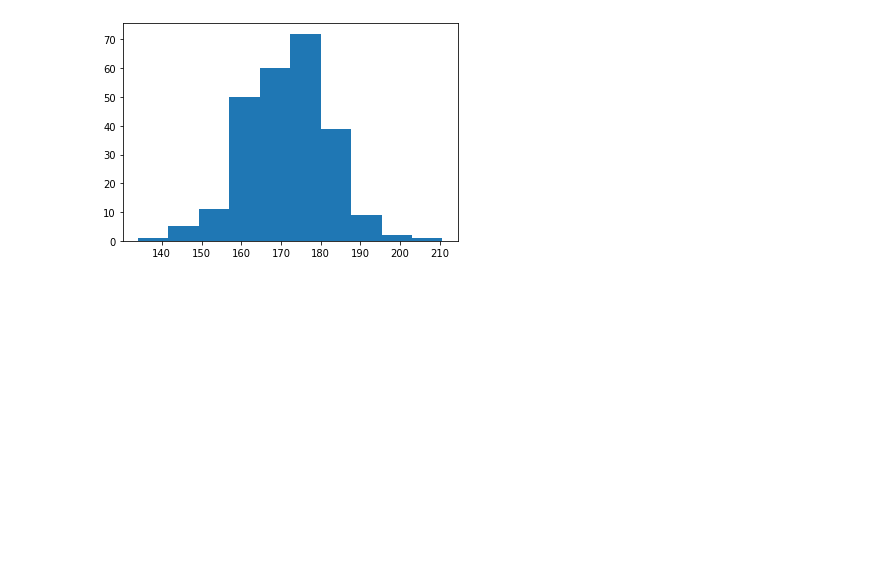
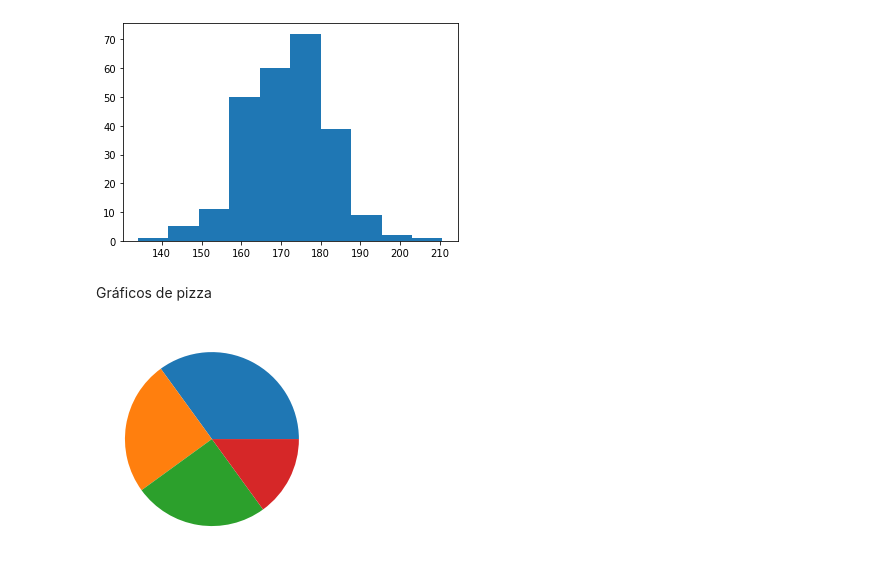
Before and after one commit to batista7557/Gr-ficos-com-Matplotlib, a Jupyter notebook: MatPlot.ipynb, the cells around one changed output. Drawn from its saved outputs; the diff is of its cells as text; code cells hidden in the pictures; blank space fills up the shorter version.

```diff
--- a/MatPlot.ipynb
+++ b/MatPlot.ipynb
@@ -338,3 +338,12 @@ plt.hist(x)
 plt.show()
 # %% [output]
 [figure]
+# %% [markdown]
+Gráficos de pizza
+# %%
+grafico = np.array( [35, 25, 25, 15] )
+
+plt.pie(grafico)
+plt.show()
+# %% [output]
+[figure, added]
```
Also changed, not shown: parts of 7 cells of this notebook.
